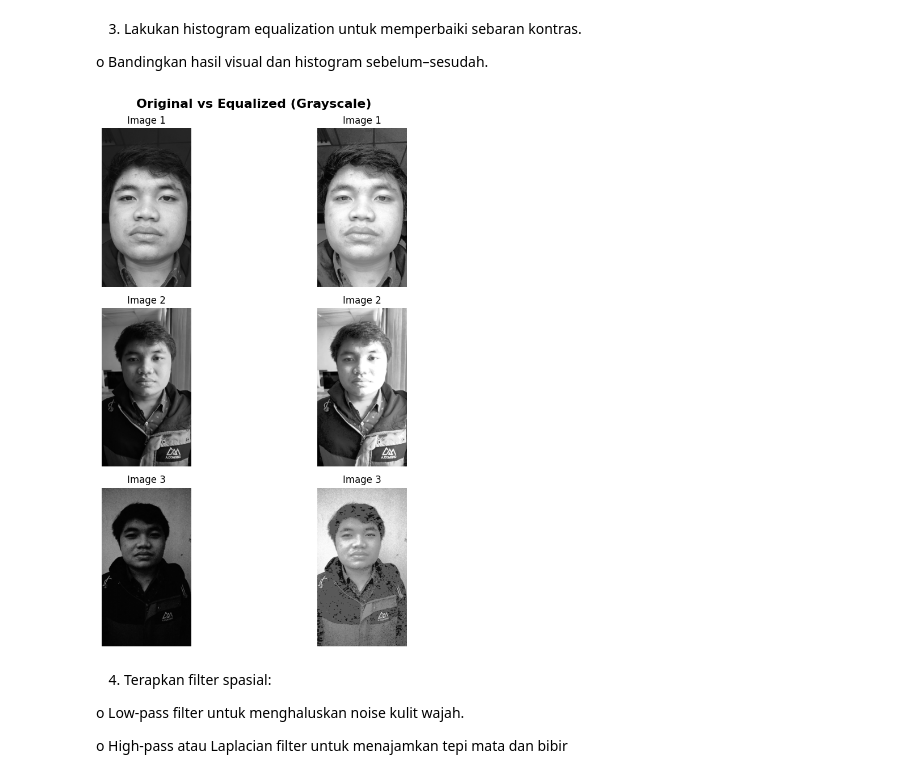
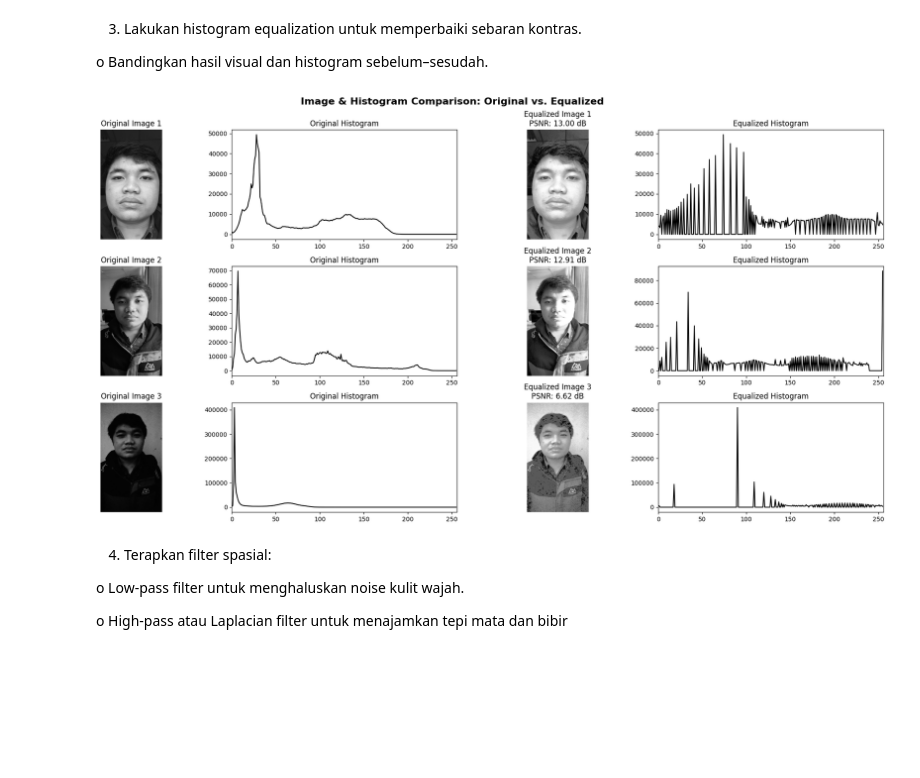
Before and after one commit to Valtern/PCVK_Ganjil_2025, a Jupyter notebook: week_7.ipynb, the cells around one changed output. Cells and saved outputs as stored; diff of their text form; code cells hidden in the pictures; blank space fills up the shorter version.

```diff
--- a/week_7.ipynb
+++ b/week_7.ipynb
@@ -91,29 +99,39 @@ Enter value of beta: 20
 
 o Bandingkan hasil visual dan histogram sebelum–sesudah.
 # %%
-
 equalized_Imglist = []
 for img in adjusted_Imglist:
     equalizedImg = cv.equalizeHist(img)
     equalized_Imglist.append(equalizedImg)
 
+fig, axs = plt.subplots(len(listImg), 4, figsize=(20, 10))
+fig.suptitle('Image & Histogram Comparison: Original vs. Equalized', fontsize=16, fontweight='bold')
 
-fig, axs = plt.subplots(len(equalized_Imglist), 2, figsize=(10, 10))
-fig.suptitle('Original vs Equalized (Grayscale)', fontsize=16, fontweight='bold')
+for i in range(len(listImg)):
+    psnrval = cv.PSNR(listImg[i], equalized_Imglist[i])
 
-for i in range(len(equalized_Imglist)):
     axs[i, 0].imshow(listImg[i], cmap='gray')
-    axs[i, 0].set_title(titles[i])
+    axs[i, 0].set_title(f'Original {titles[i]}')
     axs[i, 0].axis('off')
 
-    axs[i, 1].imshow(equalized_Imglist[i], cmap='gray')
-    axs[i, 1].set_title(titles[i])
-    axs[i, 1].axis('off')
+    hist_original = cv.calcHist([listImg[i]], [0], None, [256], [0, 256])
+    axs[i, 1].plot(hist_original, color='black')
+    axs[i, 1].set_title('Original Histogram')
+    axs[i, 1].set_xlim([0, 256])
+
+    axs[i, 2].imshow(equalized_Imglist[i], cmap='gray')
+    axs[i, 2].set_title(f'Equalized {titles[i]}\nPSNR: {psnrval:.2f} dB')
+    axs[i, 2].axis('off')
+
+    hist_equalized = cv.calcHist([equalized_Imglist[i]], [0], None, [256], [0, 256])
+    axs[i, 3].plot(hist_equalized, color='black')
+    axs[i, 3].set_title('Equalized Histogram')
+    axs[i, 3].set_xlim([0, 256])
 
 plt.tight_layout()
 plt.show()
 # %% [output]
-[figure, old version]
+[figure, new version]
 # %% [markdown]
 4.  Terapkan filter spasial:
 
```
Also changed, not shown: parts of 2 cells of this notebook.
